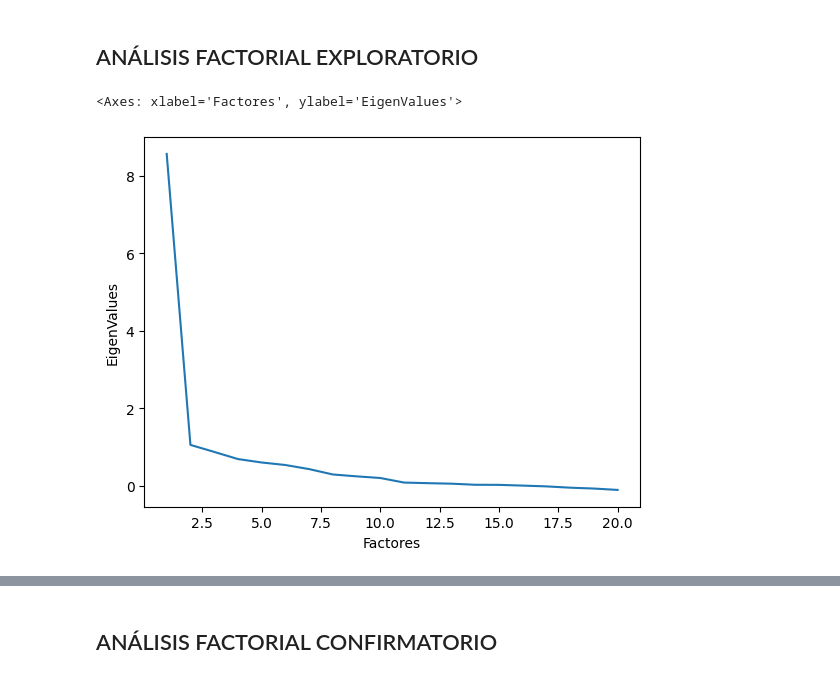
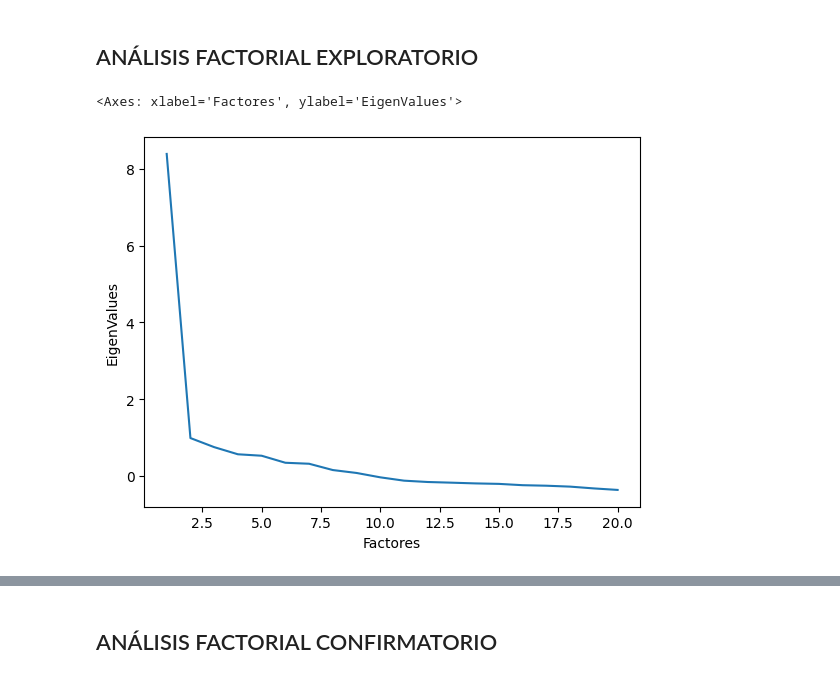
Before and after one commit to jisaaco/everchanging, a Jupyter notebook: factor_analysis_karina.ipynb, the cells around one changed output, grey strips where cells are left out. Drawn from its saved outputs; the diff is of its cells as text; code cells hidden in the pictures.

```diff
--- a/factor_analysis_karina.ipynb
+++ b/factor_analysis_karina.ipynb
@@ -265,25 +266,27 @@ Z_con = StandardScaler().fit_transform(esnov_con)
 # %% [markdown]
 ## ANÁLISIS FACTORIAL EXPLORATORIO
 # %%
-fa = FactorAnalyzer(10, rotation = None)
+fa = FactorAnalyzer(n_factors = 10,
+                    rotation = 'oblimin')
 fa.fit(Z_exp)
 
 FactorAnalyzer(bounds = (0.005, 1),
                impute = 'median',
                is_corr_matrix = False,
-               method = 'minres',
+               method = 'ml',
                n_factors = 3,
-               rotation = None,
+               rotation = 'oblimin',
                rotation_kwargs = {},
                use_smc = True)
 
 factores = range(1, Z_exp.shape[1] + 1)
 evs = fa.get_eigenvalues()[1]
-df = pd.DataFrame({'Factores':factores, 'EigenValues':evs})
+df = pd.DataFrame({'Factores':factores,
+                   'EigenValues':evs})
 
 sns.lineplot(data = df,
              x = 'Factores',
              y = 'EigenValues')
 # %% [output]
 <Axes: xlabel='Factores', ylabel='EigenValues'>
-[figure, old version]
+[figure, new version]
```
Also changed, not shown: parts of 7 cells of this notebook.
